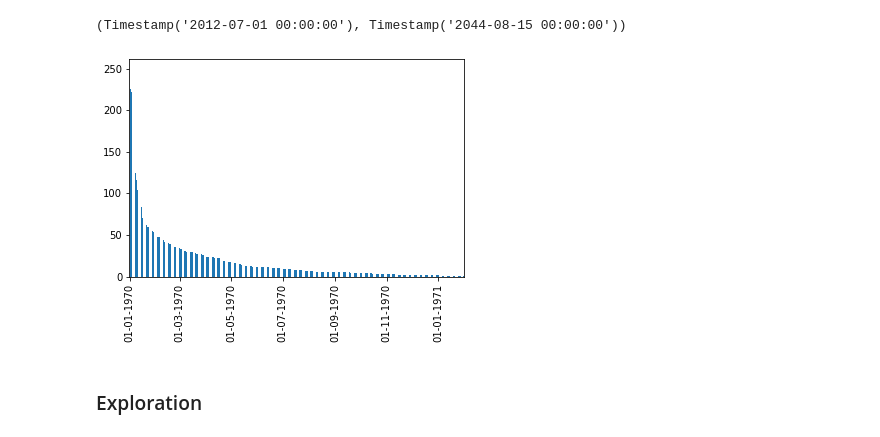
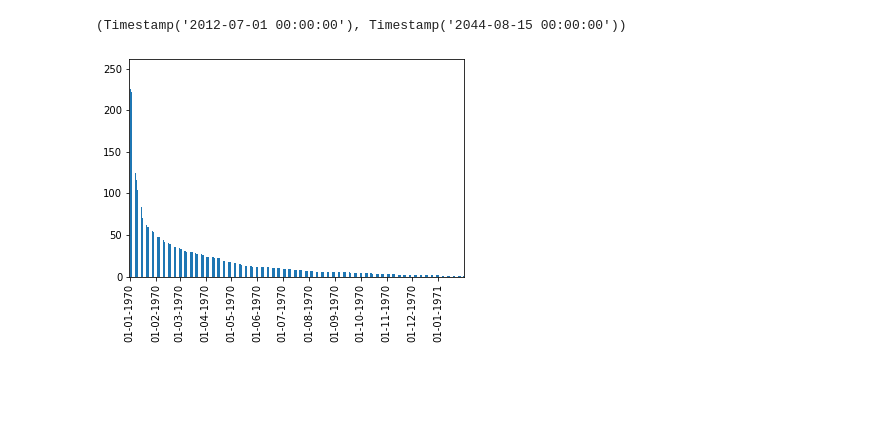
Before and after one commit to albertopuentes/small-side-projects, a Jupyter notebook: TX_trades.ipynb, the cells around one changed output. Drawn from its saved outputs; the diff is of its cells as text; code cells hidden in the pictures; blank space fills up the shorter version.

```diff
--- a/TX_trades.ipynb
+++ b/TX_trades.ipynb
@@ -201,13 +201,11 @@ zero = trades[trades.YTM == 0]['Mat Dt'].value_counts()
 # %%
 # plot YTM=0 incidents
 import matplotlib.dates as mdates
 ax = zero.plot(kind='bar')
-ax.xaxis.set_major_locator(mdates.MonthLocator(interval=2))
+ax.xaxis.set_major_locator(mdates.MonthLocator(interval=1))
 ax.xaxis.set_major_formatter(mdates.DateFormatter('%d-%m-%Y'))
 # %% [output]
-[figure, old version]
+[figure, new version]
-# %% [markdown]
-### Exploration
 # %%
 # Draw Stripplot
 figsize=(16,10)
```
Also changed, not shown: parts of 1 cell of this notebook.
